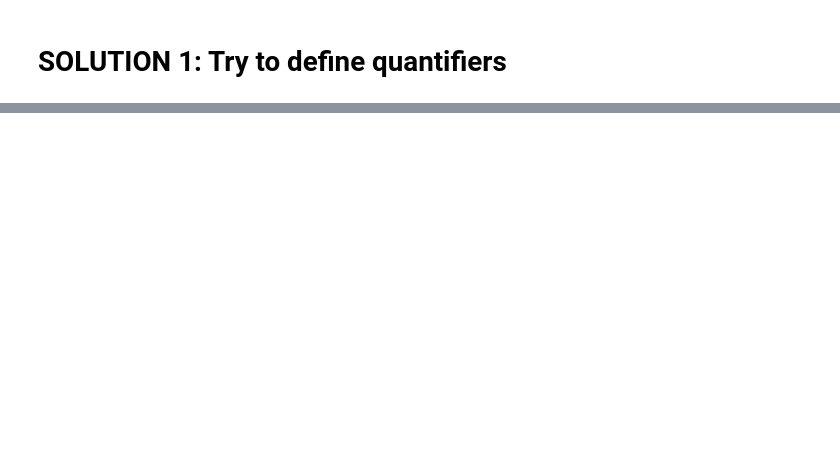
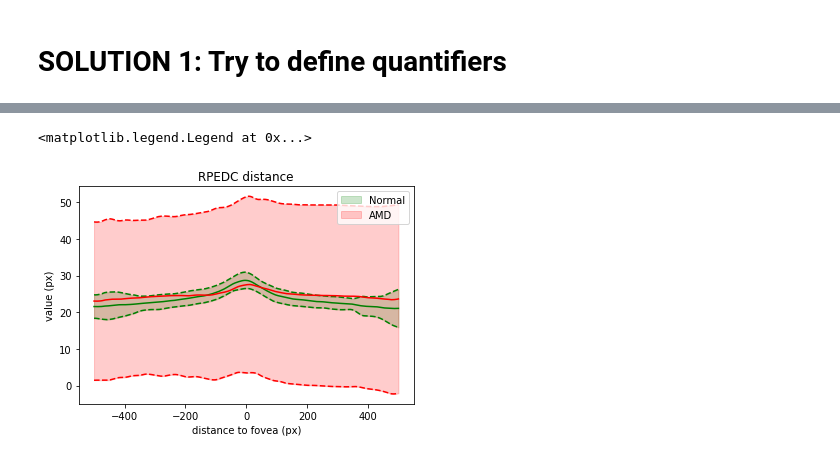
Before and after one commit to Coohrentiin/BIO583_Detection_of_retinal_diseases, a Jupyter notebook: solution1/test_solutions1.ipynb, the cells around one changed output, grey strips where cells are left out. Cells and saved outputs as stored; diff of their text form; code cells hidden in the pictures; blank space fills up the shorter version.

```diff
--- a/solution1/test_solutions1.ipynb
+++ b/solution1/test_solutions1.ipynb
@@ -25,0 +281,21 @@ plt.imshow(image,cmap="gray")
+# %%
+m,s=var_to_stat(RPEDC_normal)
+x=np.arange(-len(m)/2,len(m)/2)
+plt.plot(x, m, "g")
+plt.plot(x, m-s, "g--")
+plt.plot(x, m+s, "g--")
+plt.fill_between(x, m-s, m+s, color="green",alpha=0.2,label="Normal")
+
+m,s=var_to_stat(RPEDC_amd)
+plt.plot(x, m, "r")
+plt.plot(x, m-s, "r--")
+plt.plot(x, m+s, "r--")
+plt.fill_between(x, m-s, m+s, color="red",alpha=0.2,label="AMD")
+
+plt.title("RPEDC distance")
+plt.xlabel('distance to fovea (px)')
+plt.ylabel('value (px)')
+plt.legend()
+# %% [output]
+<matplotlib.legend.Legend at 0x...>
+[figure, added]
```
Also changed, not shown: parts of 11 cells of this notebook.
